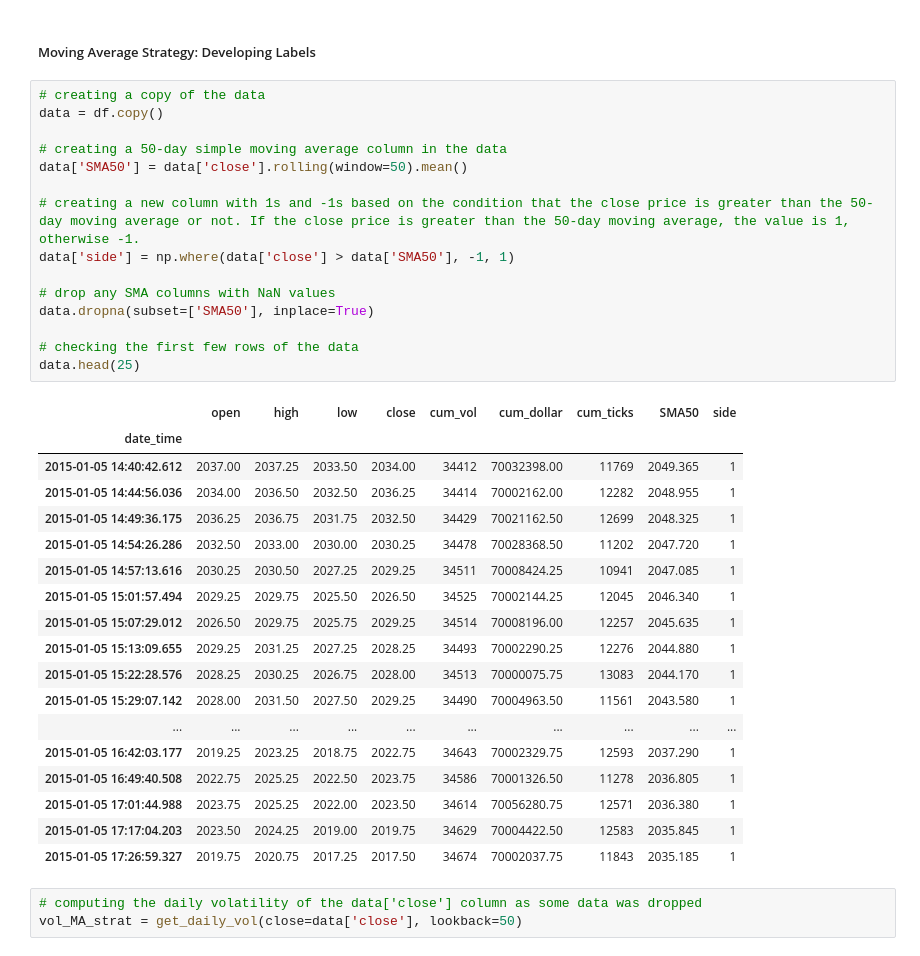
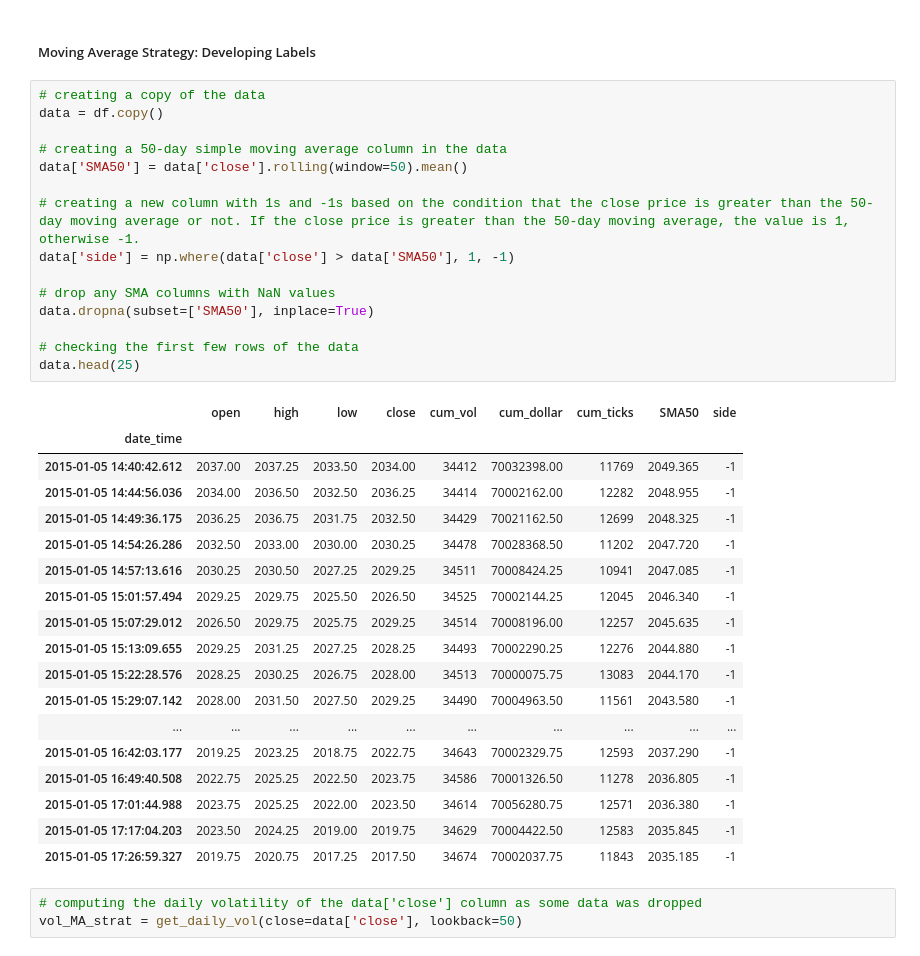
Before and after one commit to RazDwa1923/MFIN_Course, a Jupyter notebook: HW 2/HW 2 Notebook_v1.ipynb, the cells around one changed output. Saved outputs shown, nothing was run; the diff lists cells and outputs as text.

```diff
--- a/HW 2/HW 2 Notebook_v1.ipynb
+++ b/HW 2/HW 2 Notebook_v1.ipynb
@@ -262,37 +262,37 @@ clean_labels.head(25)
 # %%
 # creating a copy of the data
 data = df.copy()
 
 # creating a 50-day simple moving average column in the data
 data['SMA50'] = data['close'].rolling(window=50).mean()
 
 # creating a new column with 1s and -1s based on the condition that the close price is greater than the 50-day moving average or not. If the close price is greater than the 50-day moving average, the value is 1, otherwise -1.
-data['side'] = np.where(data['close'] > data['SMA50'], -1, 1)
+data['side'] = np.where(data['close'] > data['SMA50'], 1, -1)
 
 # drop any SMA columns with NaN values
 data.dropna(subset=['SMA50'], inplace=True)
 
 # checking the first few rows of the data
 data.head(25)
 # %% [output]
 |  | open | high | low | close | cum_vol | cum_dollar | cum_ticks | SMA50 | side |
 | date_time |  |  |  |  |  |  |  |  |  |
-| 2015-01-05 14:40:42.612 | 2037.00 | 2037.25 | 2033.50 | 2034.00 | 34412 | 70032398.00 | 11769 | 2049.365 | 1 |
-| 2015-01-05 14:44:56.036 | 2034.00 | 2036.50 | 2032.50 | 2036.25 | 34414 | 70002162.00 | 12282 | 2048.955 | 1 |
-| 2015-01-05 14:49:36.175 | 2036.25 | 2036.75 | 2031.75 | 2032.50 | 34429 | 70021162.50 | 12699 | 2048.325 | 1 |
-| 2015-01-05 14:54:26.286 | 2032.50 | 2033.00 | 2030.00 | 2030.25 | 34478 | 70028368.50 | 11202 | 2047.720 | 1 |
-| 2015-01-05 14:57:13.616 | 2030.25 | 2030.50 | 2027.25 | 2029.25 | 34511 | 70008424.25 | 10941 | 2047.085 | 1 |
-| 2015-01-05 15:01:57.494 | 2029.25 | 2029.75 | 2025.50 | 2026.50 | 34525 | 70002144.25 | 12045 | 2046.340 | 1 |
-| 2015-01-05 15:07:29.012 | 2026.50 | 2029.75 | 2025.75 | 2029.25 | 34514 | 70008196.00 | 12257 | 2045.635 | 1 |
-| 2015-01-05 15:13:09.655 | 2029.25 | 2031.25 | 2027.25 | 2028.25 | 34493 | 70002290.25 | 12276 | 2044.880 | 1 |
-| 2015-01-05 15:22:28.576 | 2028.25 | 2030.25 | 2026.75 | 2028.00 | 34513 | 70000075.75 | 13083 | 2044.170 | 1 |
-| 2015-01-05 15:29:07.142 | 2028.00 | 2031.50 | 2027.50 | 2029.25 | 34490 | 70004963.50 | 11561 | 2043.580 | 1 |
+| 2015-01-05 14:40:42.612 | 2037.00 | 2037.25 | 2033.50 | 2034.00 | 34412 | 70032398.00 | 11769 | 2049.365 | -1 |
+| 2015-01-05 14:44:56.036 | 2034.00 | 2036.50 | 2032.50 | 2036.25 | 34414 | 70002162.00 | 12282 | 2048.955 | -1 |
+| 2015-01-05 14:49:36.175 | 2036.25 | 2036.75 | 2031.75 | 2032.50 | 34429 | 70021162.50 | 12699 | 2048.325 | -1 |
+| 2015-01-05 14:54:26.286 | 2032.50 | 2033.00 | 2030.00 | 2030.25 | 34478 | 70028368.50 | 11202 | 2047.720 | -1 |
+| 2015-01-05 14:57:13.616 | 2030.25 | 2030.50 | 2027.25 | 2029.25 | 34511 | 70008424.25 | 10941 | 2047.085 | -1 |
+| 2015-01-05 15:01:57.494 | 2029.25 | 2029.75 | 2025.50 | 2026.50 | 34525 | 70002144.25 | 12045 | 2046.340 | -1 |
+| 2015-01-05 15:07:29.012 | 2026.50 | 2029.75 | 2025.75 | 2029.25 | 34514 | 70008196.00 | 12257 | 2045.635 | -1 |
+| 2015-01-05 15:13:09.655 | 2029.25 | 2031.25 | 2027.25 | 2028.25 | 34493 | 70002290.25 | 12276 | 2044.880 | -1 |
+| 2015-01-05 15:22:28.576 | 2028.25 | 2030.25 | 2026.75 | 2028.00 | 34513 | 70000075.75 | 13083 | 2044.170 | -1 |
+| 2015-01-05 15:29:07.142 | 2028.00 | 2031.50 | 2027.50 | 2029.25 | 34490 | 70004963.50 | 11561 | 2043.580 | -1 |
 | ... | ... | ... | ... | ... | ... | ... | ... | ... | ... |
-| 2015-01-05 16:42:03.177 | 2019.25 | 2023.25 | 2018.75 | 2022.75 | 34643 | 70002329.75 | 12593 | 2037.290 | 1 |
-| 2015-01-05 16:49:40.508 | 2022.75 | 2025.25 | 2022.50 | 2023.75 | 34586 | 70001326.50 | 11278 | 2036.805 | 1 |
-| 2015-01-05 17:01:44.988 | 2023.75 | 2025.25 | 2022.00 | 2023.50 | 34614 | 70056280.75 | 12571 | 2036.380 | 1 |
-| 2015-01-05 17:17:04.203 | 2023.50 | 2024.25 | 2019.00 | 2019.75 | 34629 | 70004422.50 | 12583 | 2035.845 | 1 |
-| 2015-01-05 17:26:59.327 | 2019.75 | 2020.75 | 2017.25 | 2017.50 | 34674 | 70002037.75 | 11843 | 2035.185 | 1 |
+| 2015-01-05 16:42:03.177 | 2019.25 | 2023.25 | 2018.75 | 2022.75 | 34643 | 70002329.75 | 12593 | 2037.290 | -1 |
+| 2015-01-05 16:49:40.508 | 2022.75 | 2025.25 | 2022.50 | 2023.75 | 34586 | 70001326.50 | 11278 | 2036.805 | -1 |
+| 2015-01-05 17:01:44.988 | 2023.75 | 2025.25 | 2022.00 | 2023.50 | 34614 | 70056280.75 | 12571 | 2036.380 | -1 |
+| 2015-01-05 17:17:04.203 | 2023.50 | 2024.25 | 2019.00 | 2019.75 | 34629 | 70004422.50 | 12583 | 2035.845 | -1 |
+| 2015-01-05 17:26:59.327 | 2019.75 | 2020.75 | 2017.25 | 2017.50 | 34674 | 70002037.75 | 11843 | 2035.185 | -1 |
 # %%
 # computing the daily volatility of the data['close'] column as some data was dropped
 vol_MA_strat = get_daily_vol(close=data['close'], lookback=50)
```
Also changed, not shown: parts of 13 cells of this notebook, 1 other file.
